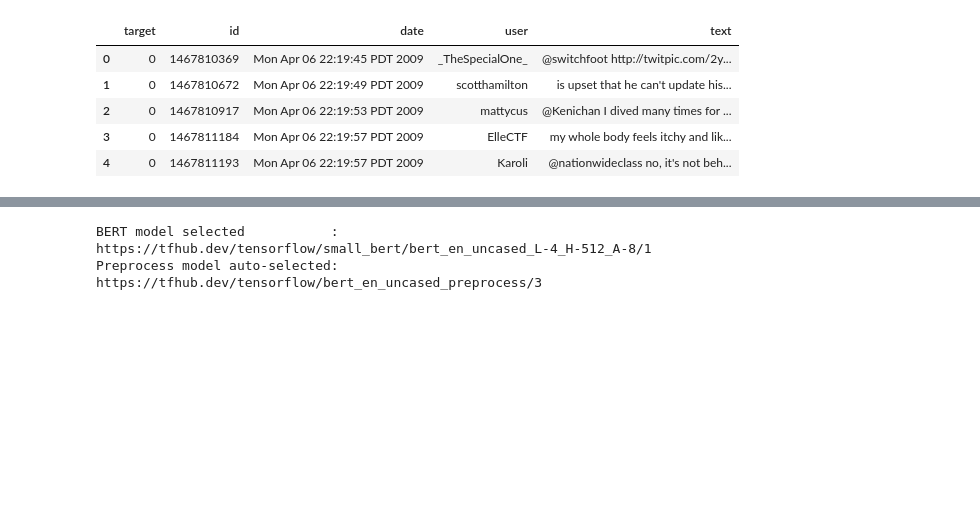
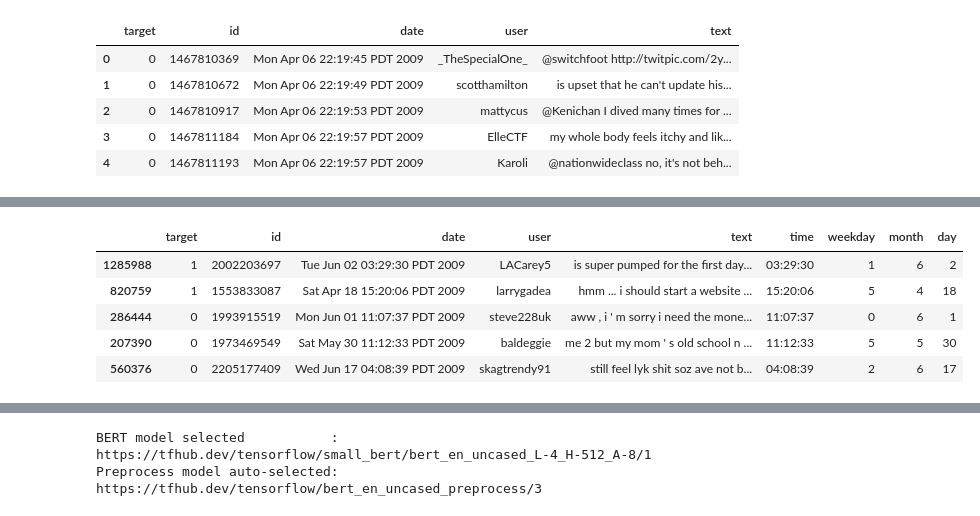
Before and after one commit to ngtaylor/EE460J-Final-Project, a Jupyter notebook: EE460J_Final_Project.ipynb, the cells around one changed output, grey strips where cells are left out. Drawn from its saved outputs; the diff is of its cells as text; code cells hidden in the pictures; blank space fills up the shorter version.

```diff
--- a/EE460J_Final_Project.ipynb
+++ b/EE460J_Final_Project.ipynb
@@ -99,0 +189,10 @@ df.head()
+# %%
+df.drop('date', axis=1)
+df.head()
+# %% [output]
+|  | target | id | date | user | text | time | weekday | month | day |
+| 1285988 | 1 | 2002203697 | Tue Jun 02 03:29:30 PDT 2009 | LACarey5 | is super pumped for the first day... | 03:29:30 | 1 | 6 | 2 |
+| 820759 | 1 | 1553833087 | Sat Apr 18 15:20:06 PDT 2009 | larrygadea | hmm ... i should start a website ... | 15:20:06 | 5 | 4 | 18 |
+| 286444 | 0 | 1993915519 | Mon Jun 01 11:07:37 PDT 2009 | steve228uk | aww , i ' m sorry i need the mone... | 11:07:37 | 0 | 6 | 1 |
+| 207390 | 0 | 1973469549 | Sat May 30 11:12:33 PDT 2009 | baldeggie | me 2 but my mom ' s old school n ... | 11:12:33 | 5 | 5 | 30 |
+| 560376 | 0 | 2205177409 | Wed Jun 17 04:08:39 PDT 2009 | skagtrendy91 | still feel lyk shit soz ave not b... | 04:08:39 | 2 | 6 | 17 |
```
Also changed, not shown: parts of 24 cells of this notebook.
